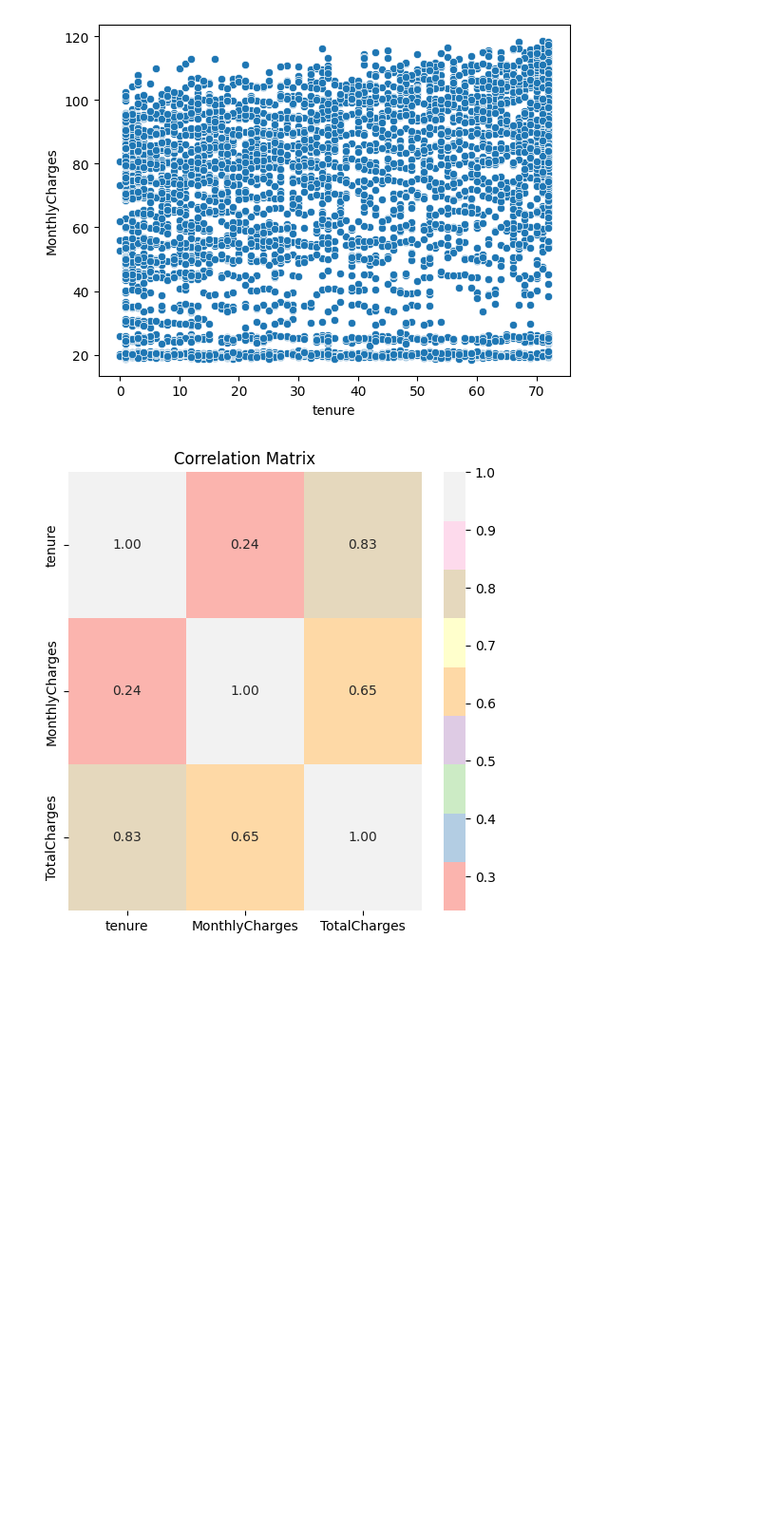
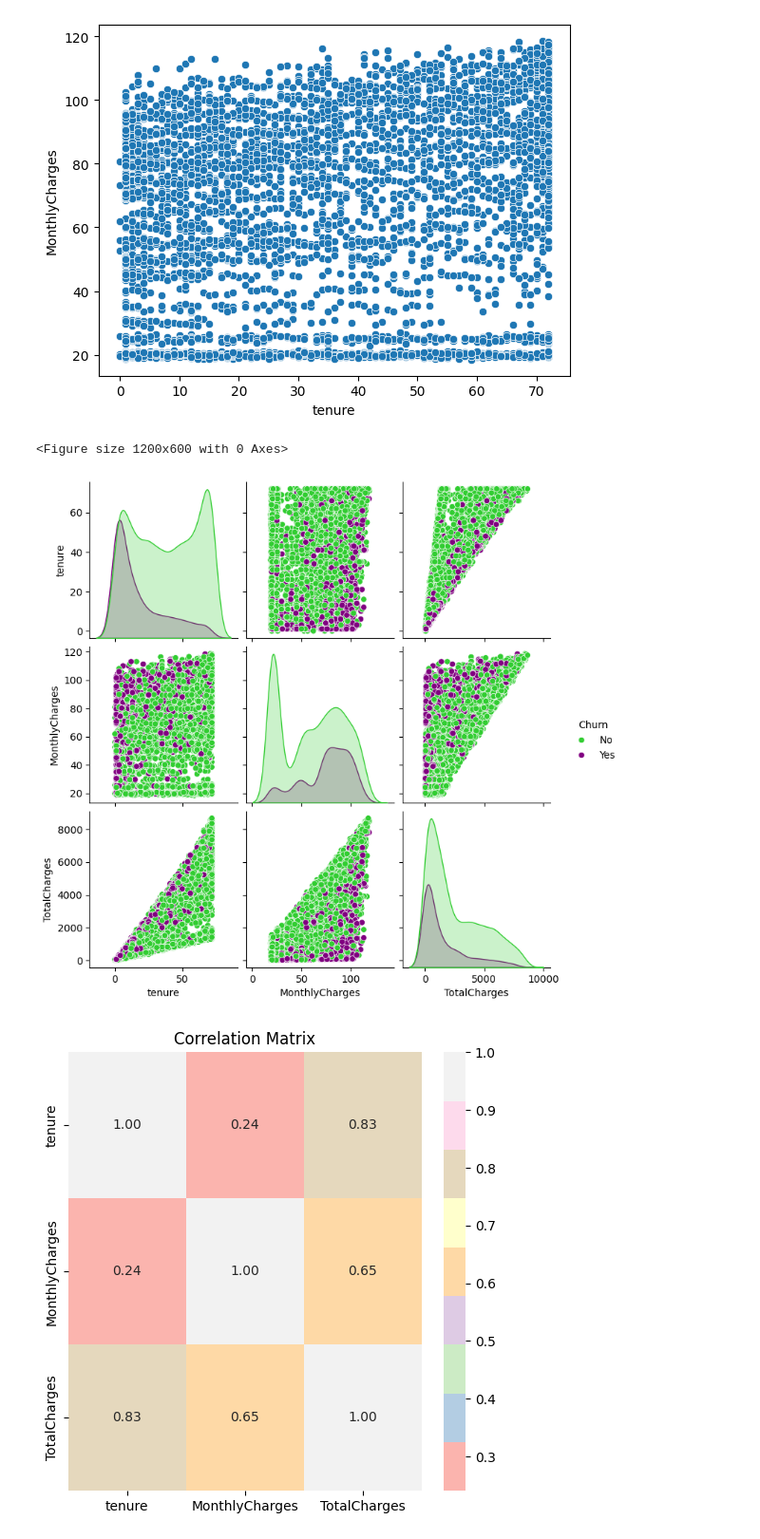
Before and after one commit to analystdee/lp2_customer_churn_prediction, a Jupyter notebook: cust_churn_ml.ipynb, the cells around one changed output. Shown at 95% size. Drawn from its saved outputs; the diff is of its cells as text; code cells hidden in the pictures; blank space fills up the shorter version.

```diff
--- a/cust_churn_ml.ipynb
+++ b/cust_churn_ml.ipynb
@@ -447,6 +448,14 @@ sns.scatterplot(data=trn_data, x='tenure', y='MonthlyCharges')
 # %% [output]
 <Axes: xlabel='tenure', ylabel='MonthlyCharges'>
 [figure]
+# %%
+data = trn_data[["Churn","tenure","Contract","MonthlyCharges","TotalCharges"]]
+plt.figure(figsize=(12,6))
+sns.pairplot(data,hue='Churn',palette={'Yes':"purple","No":"limegreen"})
+plt.show()
+# %% [output]
+<Figure size 1200x600 with 0 Axes>
+[figure, added]
 # %%
 
 # Select numerical columns for correlation
```
Also changed, not shown: parts of 17 cells of this notebook.
